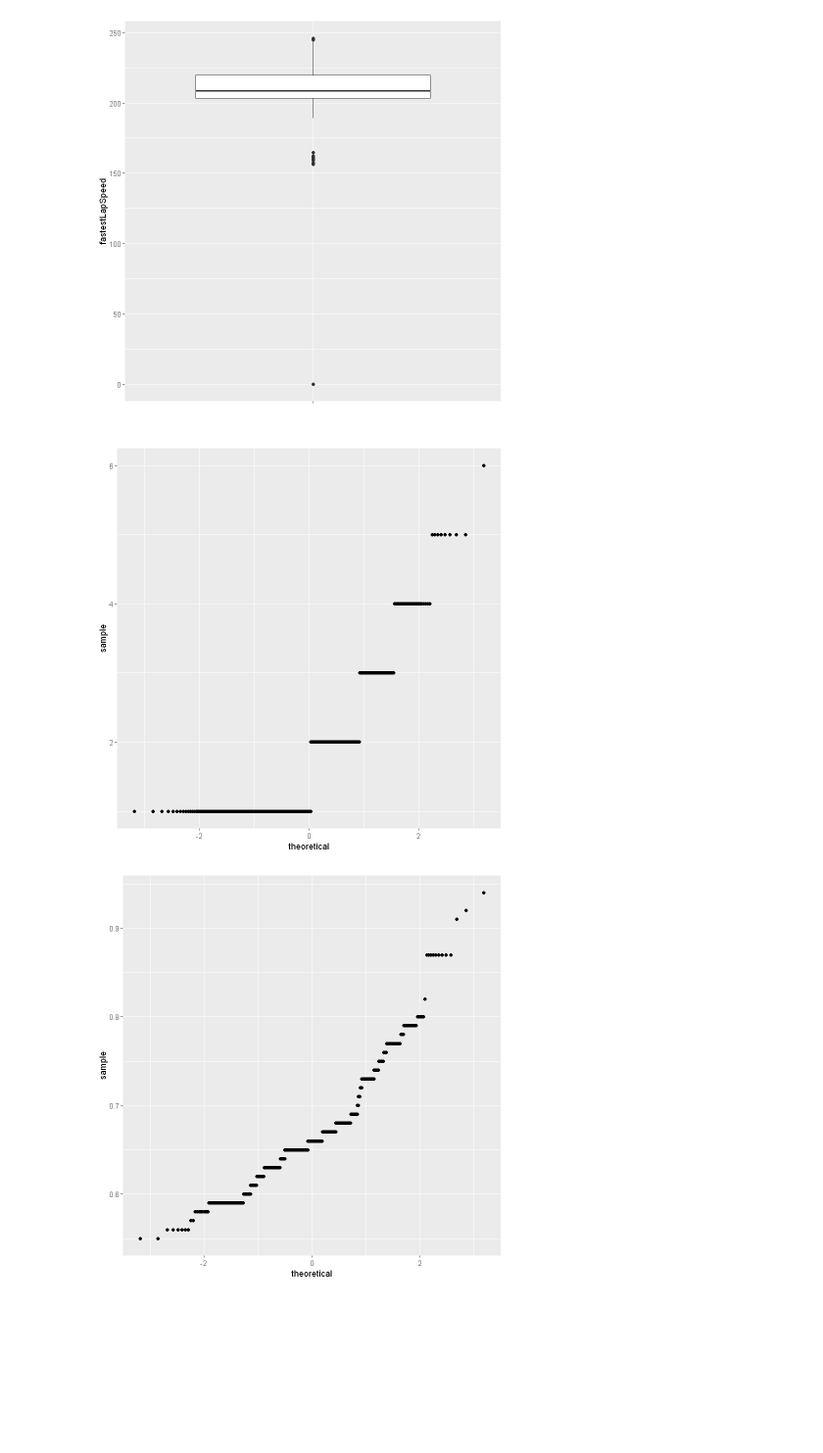
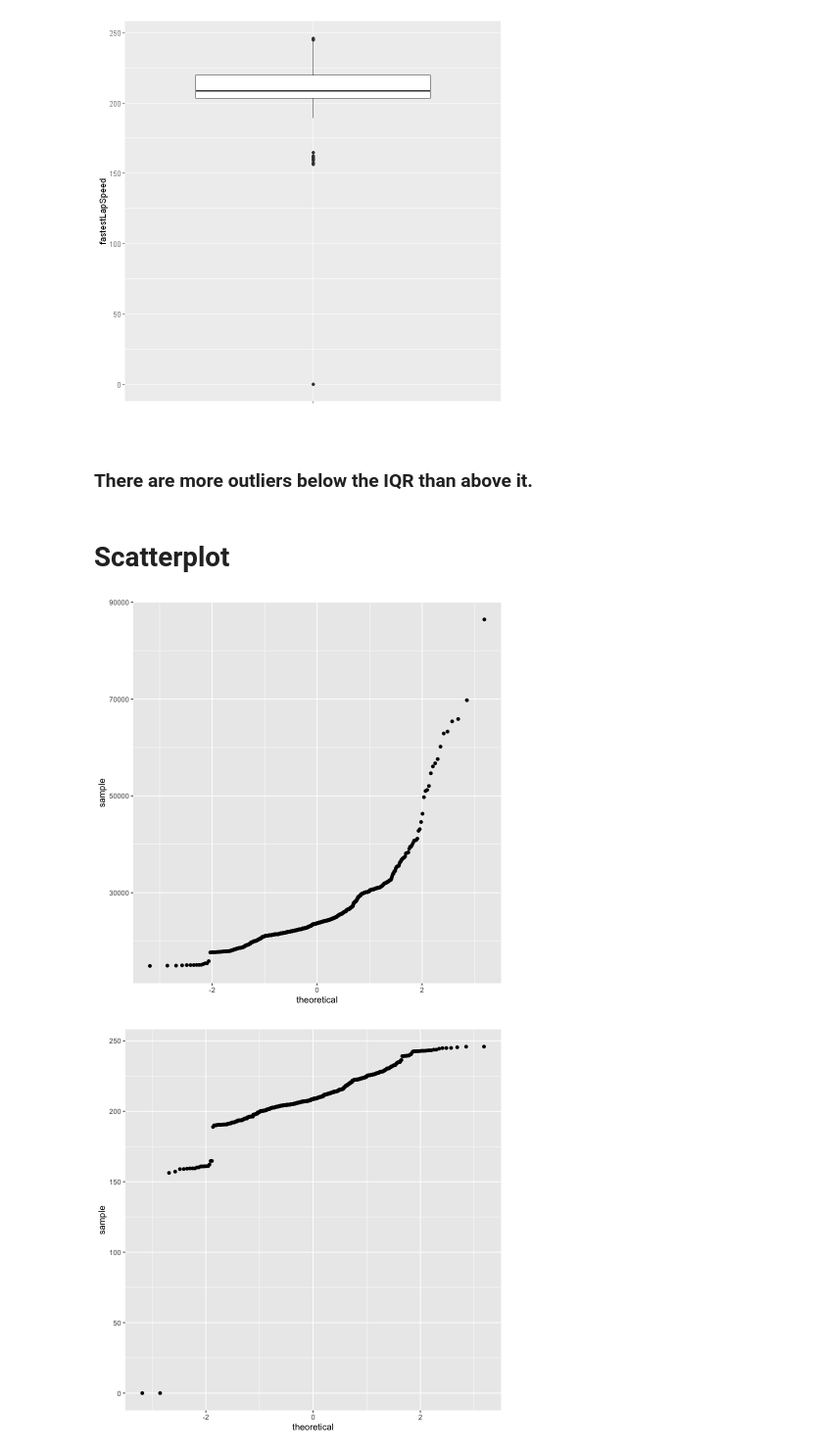
Before and after one commit to sadembele/Final-Project-F1, a Jupyter notebook: Code/Exploration/F1BaseDataExploration_R.ipynb, the cells around one changed output. Shown at 98% size. Cells and saved outputs as stored; diff of their text form; code cells hidden in the pictures; blank space fills up the shorter version.

```diff
--- a/Code/Exploration/F1BaseDataExploration_R.ipynb
+++ b/Code/Exploration/F1BaseDataExploration_R.ipynb
@@ -21,5 +21,5 @@ The following objects are masked from 'package:base':
 ✖ dplyr::filter() masks stats::filter()
 ✖ dplyr::lag()    masks stats::lag()
 # %%
-FF = read_csv("C:/Users/Vinnie/OneDrive/Desktop/updated_PitStopFinal.csv")
+FF = read_csv("updated_PitStopFinal.csv")
 # %% [output]
@@ -67,12 +77,16 @@ d <- ggplot(FF, aes(x = "", y = fastestLapSpeed))
 d + geom_boxplot() + xlab("")
 # %% [output]
 [figure]
+# %% [markdown]
+### There are more outliers below the IQR than above it.
+# %% [markdown]
+# Scatterplot
 # %%
-ggplot(FF, aes(sample = stop)) + geom_qq()
+ggplot(FF, aes(sample = milliseconds)) + geom_qq()
 # %% [output]
-[figure, old version]
+[figure, new version]
 # %%
-ggplot(FF, aes(sample = time)) + geom_qq()
+ggplot(FF, aes(sample = fastestLapSpeed)) + geom_qq()
 # %% [output]
-[figure, old version]
+[figure, new version]
 # %%
```
Also changed, not shown: parts of 9 cells of this notebook, 2 other files.
